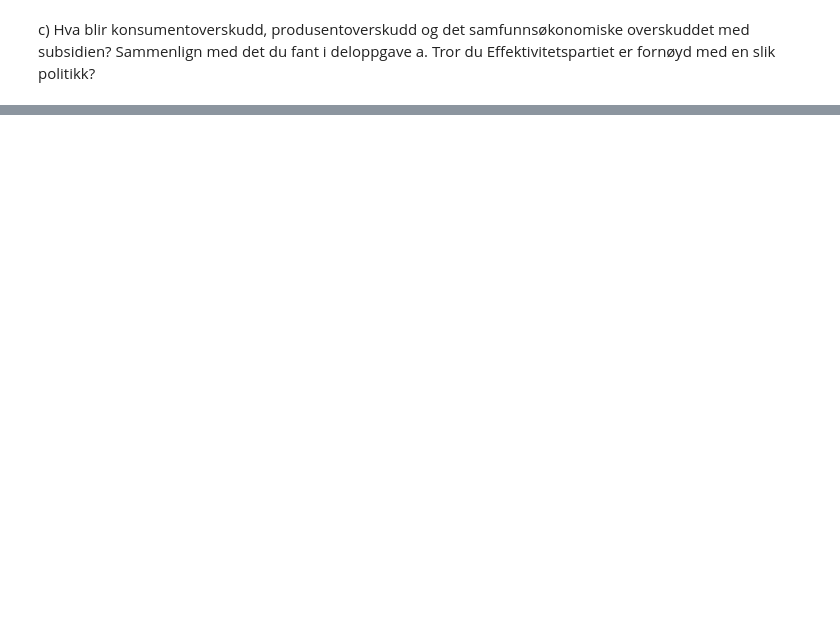
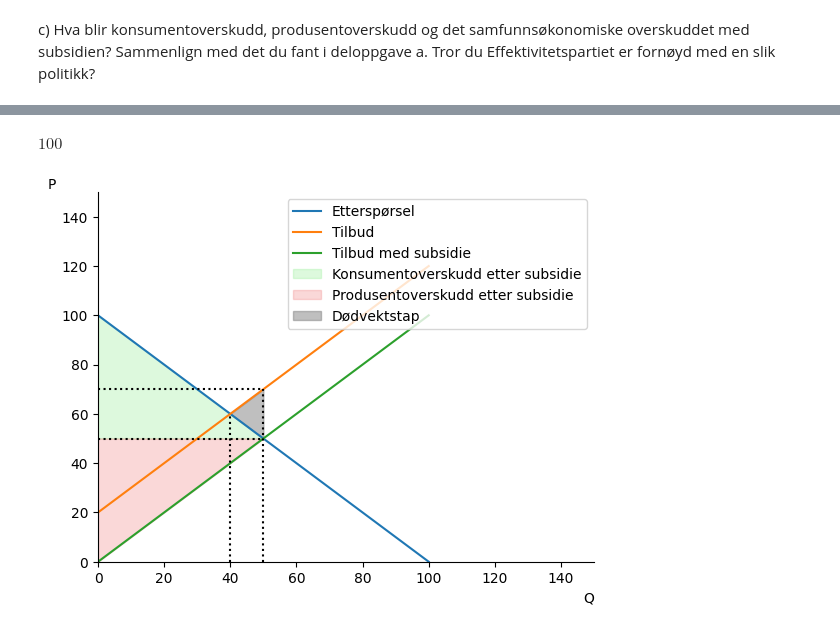
Before and after one commit to uit-sok-1303-v26/uit-sok-1303.v26.github.io, a Jupyter notebook: Markedsteori - Kapittel 10.ipynb, the cells around one changed output, grey strips where cells are left out. Drawn from its saved outputs; the diff is of its cells as text; code cells hidden in the pictures; blank space fills up the shorter version.

```diff
--- a/Markedsteori - Kapittel 10.ipynb
+++ b/Markedsteori - Kapittel 10.ipynb
@@ -430,0 +565,34 @@ c) Hva blir konsumentoverskudd, produsentoverskudd og det samfunnsøkonomiske ov
+# %%
+# Dødvektstapet er kostnaden av subsidien minus økningen i konsument og produsentoverskudd
+Dodvektstap = 20*Q_losning_sub - (KO_integral_sub - KO_integral) - (PO_integral_sub - PO_integral)
+
+Dodvektstap
+# %% [output]
+$\displaystyle 100$
+# %%
+# Ny figur
+fig, ax = create_ax()
+
+ax.plot(Q_verdier, 100- Q_verdier, label='Etterspørsel')
+ax.plot(Q_verdier, Q_verdier+20, label='Tilbud')
+ax.plot(Q_verdier, -20 + Q_verdier + 20, label='Tilbud med subsidie')
+
+# Stiplede linjer til likevekt
+ax.vlines(Q_losning, 0, P_losning, linestyles='dotted', color='black')
+ax.hlines(50, 0, 50, linestyles='dotted', color='black')
+ax.vlines(Q_losning_sub, 0, P_losning_sub, linestyles='dotted', color='black')
+ax.hlines(P_losning_sub, 0, Q_losning_sub, linestyles='dotted', color='black')
+
+# Fyller overskudd
+Q_fyll_sub = np.linspace(0, float(Q_losning_sub), 100)
+
+ax.fill_between(Q_fyll_sub, 100-Q_fyll_sub, float(Q_losning_sub), color='lightgreen', alpha=0.3, label='Konsumentoverskudd etter subsidie')
+ax.fill_between(Q_fyll_sub, Q_fyll_sub, float(Q_losning_sub), color='lightcoral', alpha=0.3, label='Produsentoverskudd etter subsidie')
+
+# Dødvektstapet
+Q_fyll_dod = np.linspace(float(Q_losning), float(Q_losning_sub), 100)
+ax.fill_between(Q_fyll_dod, 100-Q_fyll_dod, Q_fyll_dod+20, color='gray', alpha=0.5, label='Dødvektstap')
+
+ax.legend(loc='upper right');
+# %% [output]
+[figure, added]
```
Also changed, not shown: parts of 12 cells of this notebook.
